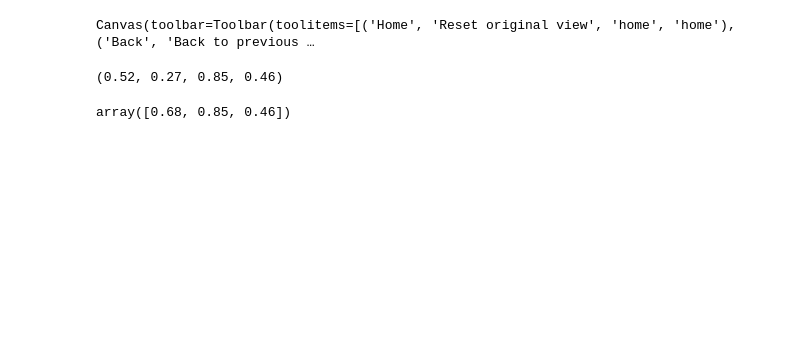
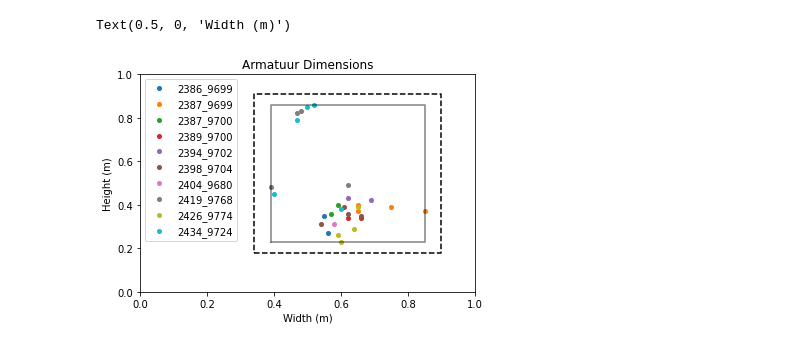
Before and after one commit to Amsterdam-Internships/UPC_Suspended_Streetlight_Extractor, a Jupyter notebook: milestone_4/ArmatuurAnalysis.ipynb, the cells around one changed output. Saved outputs shown, nothing was run; the diff lists cells and outputs as text; code cells hidden in the pictures; blank space fills up the shorter version.

```diff
--- a/milestone_4/ArmatuurAnalysis.ipynb
+++ b/milestone_4/ArmatuurAnalysis.ipynb
@@ -98,22 +118,19 @@ Processing file ../datasets/Kattenslootbrug/pointcloud/processed_2407_9767.laz
+# %%
+df_lamps = pd.read_csv('armatuur_table.csv')
 # %%
-bbox = math_utils.compute_bounding_box(ld[:,1:])
+bbox = math_utils.compute_bounding_box(df_lamps.values[:,[5,4]].astype(float))
 
-fig = plt.figure()
-ax = plt.axes()
-ax.scatter(ld[:,1],ld[:,2], s=2, c='r')
+fig, ax = plt.subplots()
+for name, group in df_lamps.groupby('tile_code_new'):
+    ax.plot(group.box_max, group.height, marker='o', linestyle='', ms=4, label=name)
 ax.plot([bbox[0],bbox[2],bbox[2],bbox[0],bbox[0]],[bbox[1],bbox[1],bbox[3],bbox[3], bbox[1]], c='k', alpha=0.5)
 ax.plot([bbox[0]-0.05,bbox[2]+0.05,bbox[2]+0.05,bbox[0]-0.05,bbox[0]-0.05],[bbox[1]-0.05,bbox[1]-0.05,bbox[3]+0.05,bbox[3]+0.05, bbox[1]-0.05], linestyle='--', c='k')
+ax.legend()
 ax.set_title('Armatuur Dimensions')
 ax.set_xlim((0,1))
 ax.set_ylim((0,1))
 ax.set_ylabel('Height (m)')
 ax.set_xlabel('Width (m)')
-
-math_utils.compute_bounding_box(ld[:,1:])
 # %% [output]
-Canvas(toolbar=Toolbar(toolitems=[('Home', 'Reset original view', 'home', 'home'), ('Back', 'Back to previous …
+Text(0.5, 0, 'Width (m)')
-(0.52, 0.27, 0.85, 0.46)
+[figure, added]
-# %%
-ld.max(axis=0)
-# %% [output]
-array([0.68, 0.85, 0.46])
```
Also changed, not shown: parts of 10 cells of this notebook, 2 other files.
